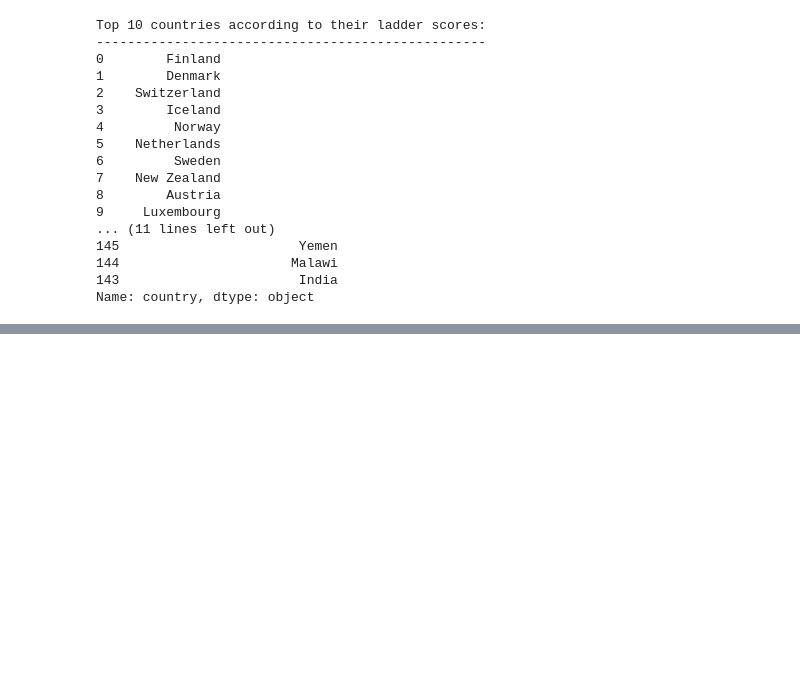
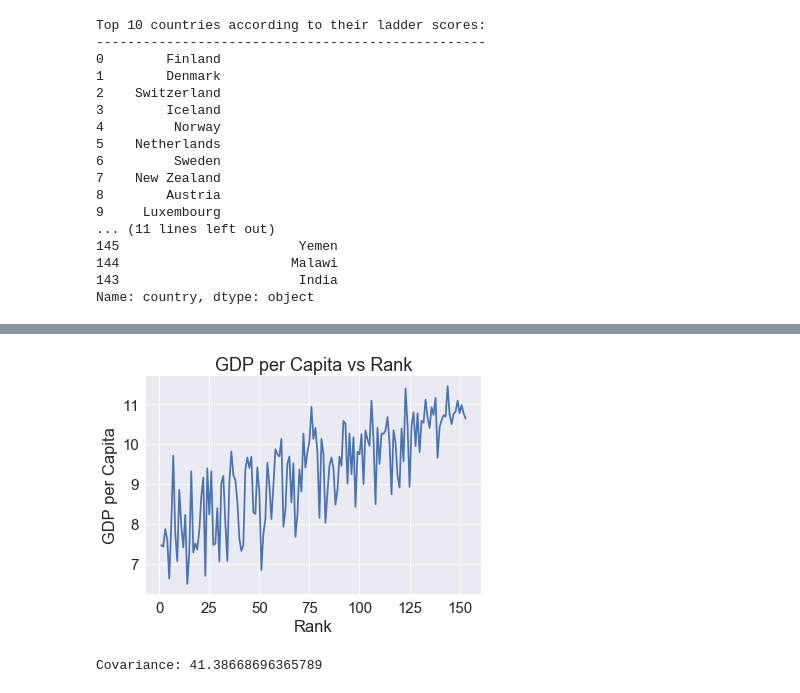
Before and after one commit to pgokhale2000/Data-Science-Project, a Jupyter notebook: main.ipynb, the cells around one changed output, grey strips where cells are left out. Saved outputs shown, nothing was run; the diff lists cells and outputs as text; code cells hidden in the pictures; blank space fills up the shorter version.

```diff
--- a/main.ipynb
+++ b/main.ipynb
@@ -92,0 +115,11 @@ sns.heatmap(corrs, annot=True, fmt='.2%')
+# %%
+plt.plot(df['rank'], df['gdp_per_capita'])
+plt.xlabel('Rank')
+plt.ylabel('GDP per Capita')
+plt.title('GDP per Capita vs Rank')
+plt.show()
+cov_gdp = df['rank'].cov(df['gdp_per_capita'])
+print("Covariance: " + str(cov_gdp))
+# %% [output]
+[figure, added]
+Covariance: 41.38668696365789
```
Also changed, not shown: parts of 17 cells of this notebook, 1 other file.
